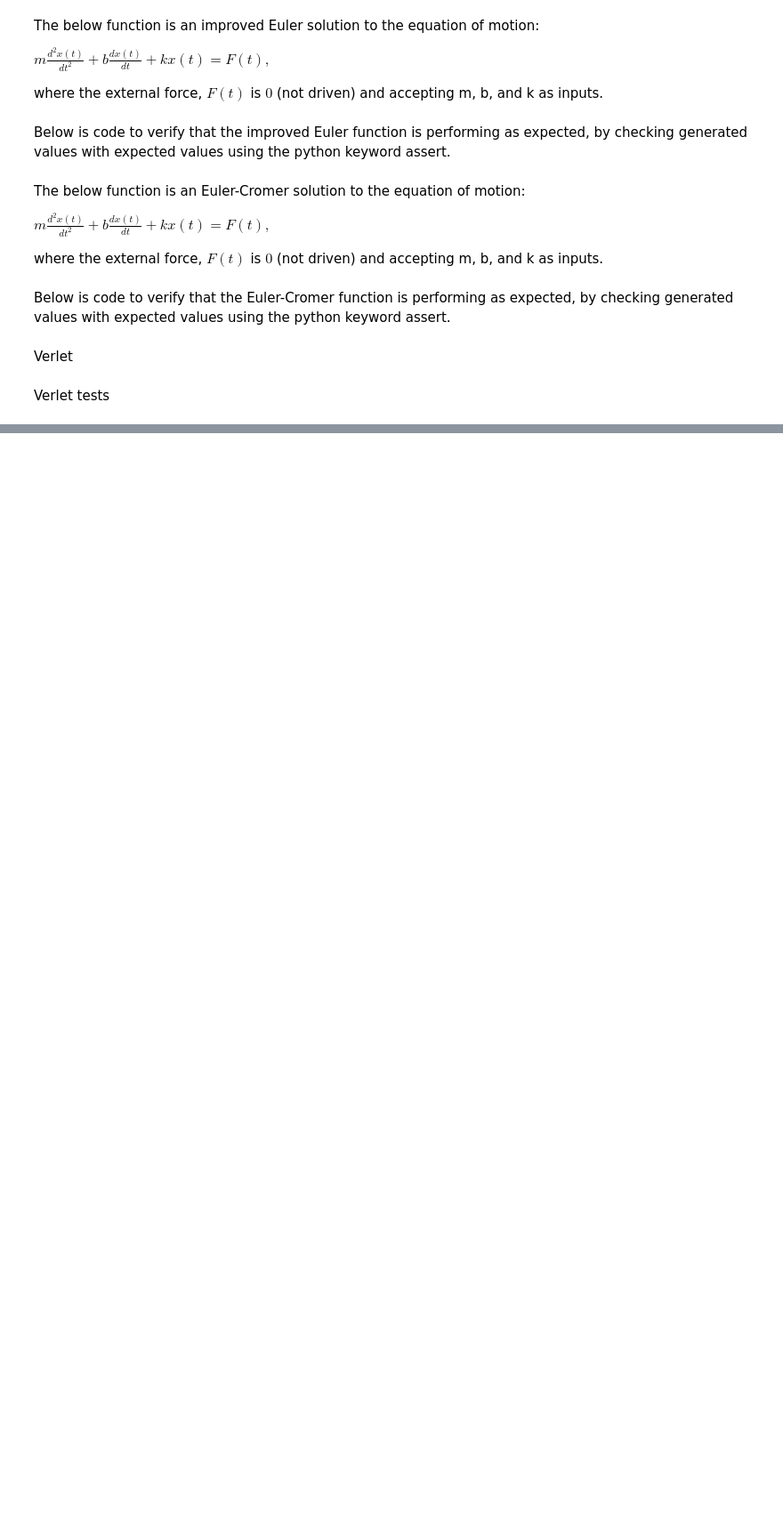
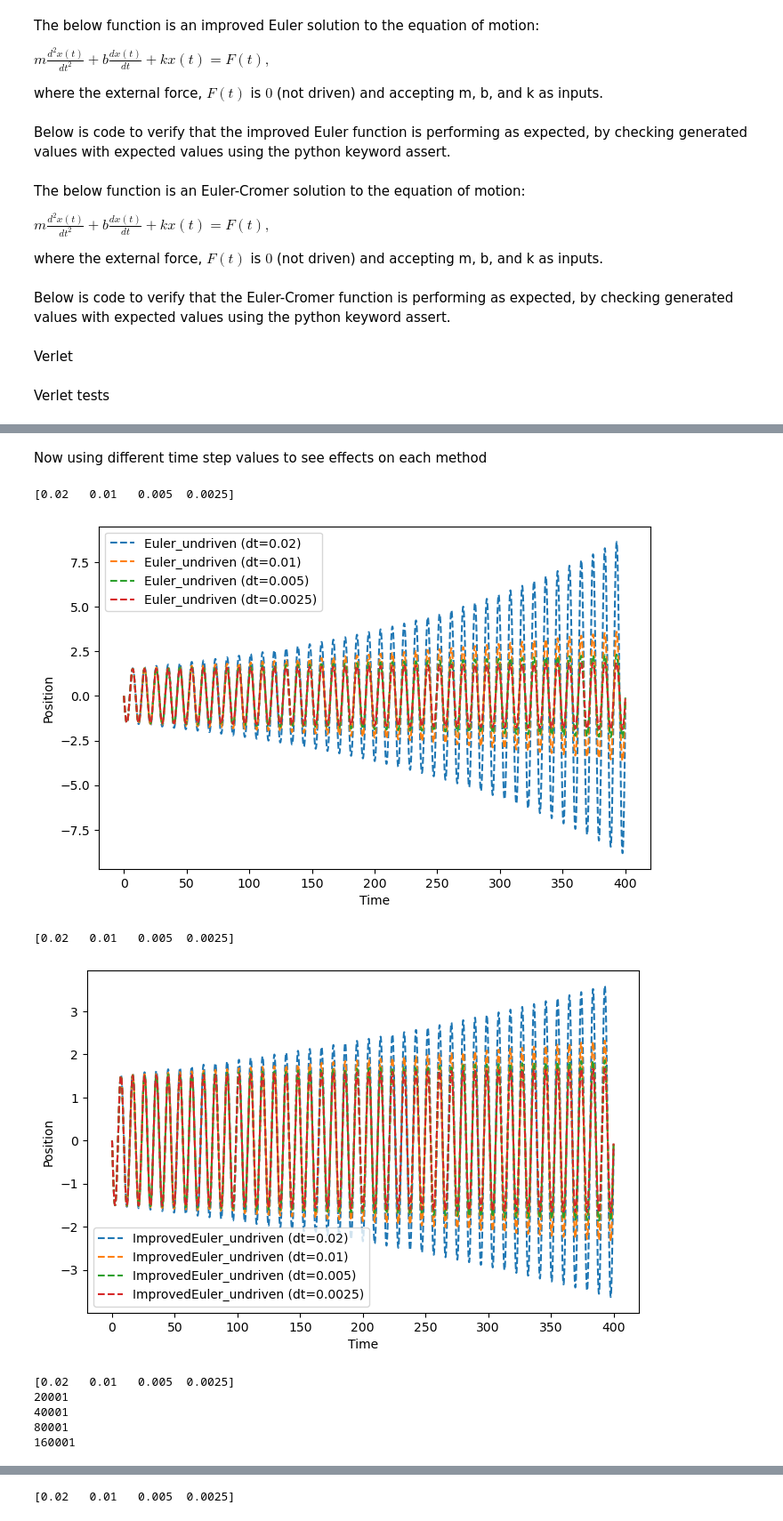
Before and after one commit to david-phelan/computational-physics-project-two, a Jupyter notebook: ProjectTwo.ipynb, the cells around one changed output, grey strips where cells are left out. Shown at 89% size. Saved outputs shown, nothing was run; the diff lists cells and outputs as text; code cells hidden in the pictures; blank space fills up the shorter version.

```diff
--- a/ProjectTwo.ipynb
+++ b/ProjectTwo.ipynb
@@ -413,0 +490,38 @@ Graph comparison
+# %% [markdown]
+Now using different time step values to see effects on each method
+# %%
+for function in [Euler_undriven, ImprovedEuler_undriven, EulerCromer_undriven, Verlet_undriven]:
+    # Parameters
+    m = 3.03
+    k = 1.35
+    b = 0
+    n = np.array([20000, 40000, 80000, 160000])
+    t = 400
+    x0 = 0
+    v0 = -1
+    dt = t/n
+    print(dt)
+
+    plt.figure(figsize=(8, 5))  # Create a new figure for each method
+
+    for n_val, step in zip(n, dt):
+        # Compute the solution
+        x, v, a, time_array = function(m, k, b, n_val, t, x0, v0, step)
+
+        # Plot the position vs time
+        plt.plot(time_array, x, label=f"{function.__name__} (dt={step})", linestyle='--')
+
+    plt.xlabel('Time')
+    plt.ylabel('Position')
+    plt.legend()
+    plt.show()
+# %% [output]
+[0.02   0.01   0.005  0.0025]
+[figure, added]
+[0.02   0.01   0.005  0.0025]
+[figure, added]
+[0.02   0.01   0.005  0.0025]
+20001
+40001
+80001
+160001
@@ -413,0 +529 @@ Graph comparison
+[0.02   0.01   0.005  0.0025]
```
Also changed, not shown: parts of 22 cells of this notebook.
